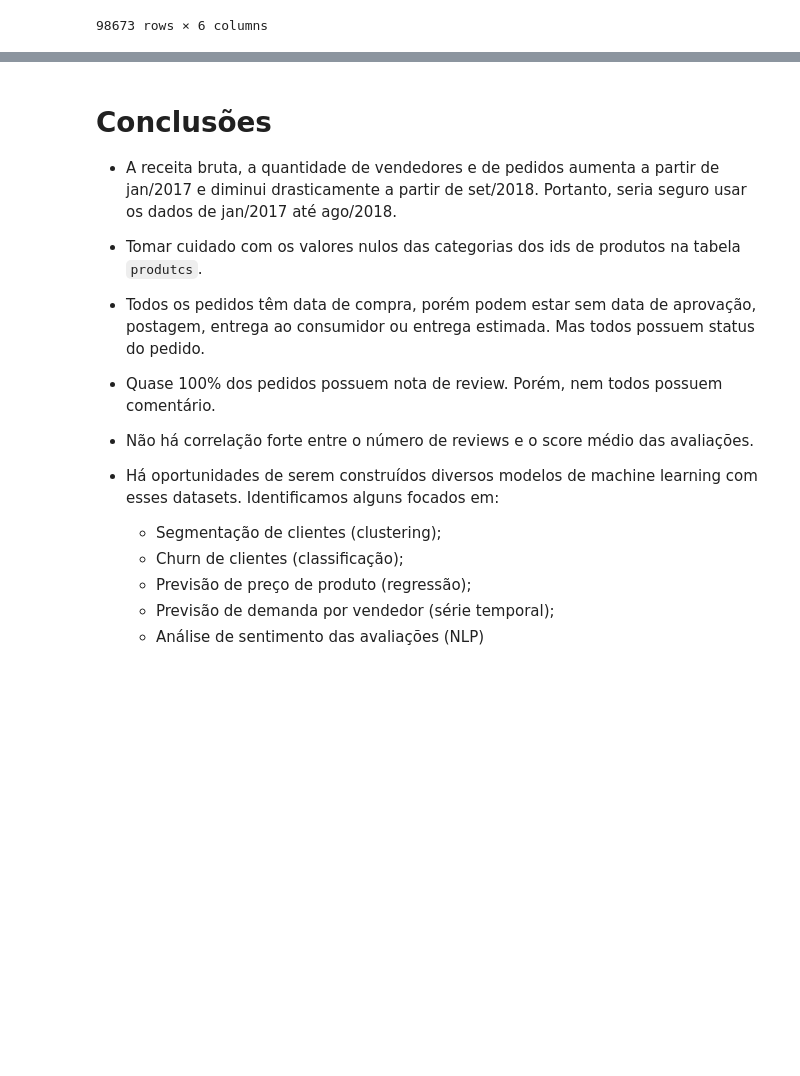
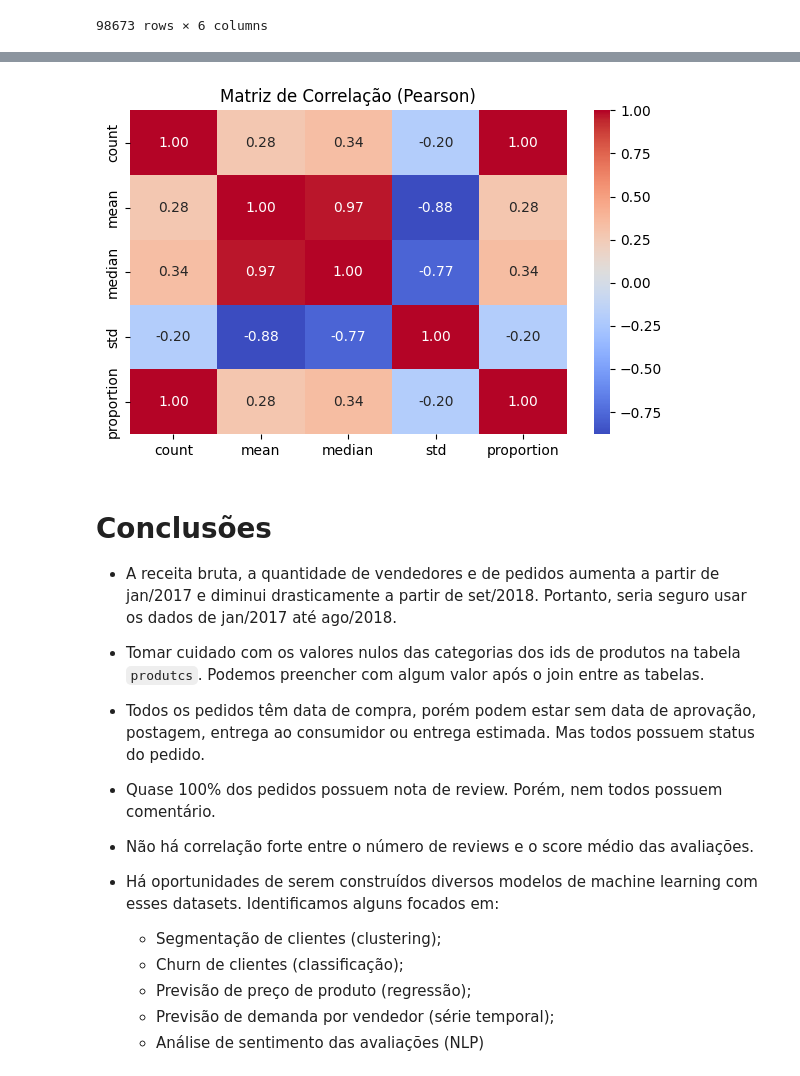
Before and after one commit to denisevitoriano/tech_challenge_fase_03, a Jupyter notebook: tech_challenge_fase_03/notebooks/01_eda.ipynb, the cells around one changed output, grey strips where cells are left out. Cells and saved outputs as stored; diff of their text form; code cells hidden in the pictures; blank space fills up the shorter version.

```diff
--- a/tech_challenge_fase_03/notebooks/01_eda.ipynb
+++ b/tech_challenge_fase_03/notebooks/01_eda.ipynb
@@ -810,9 +932,26 @@ plt.show()
+# %%
+# calcula a correlação entre todas as colunas numéricas do DataFrame
+corr_matrix = review_creation.drop('year_month_creation', axis=1).corr()
+
+plt.figure(figsize=(6,4))
+sns.heatmap(
+    corr_matrix,
+    annot=True,
+    fmt='.2f',
+    cmap='coolwarm',
+    cbar=True
+)
+plt.title('Matriz de Correlação (Pearson)')
+plt.tight_layout()
+plt.show()
+# %% [output]
+[figure, added]
 # %% [markdown]
 # Conclusões
 
 * A receita bruta, a quantidade de vendedores e de pedidos aumenta a partir de jan/2017 e diminui drasticamente a partir de set/2018. Portanto, seria seguro usar os dados de jan/2017 até ago/2018.
 
-* Tomar cuidado com os valores nulos das categorias dos ids de produtos na tabela `produtcs`.
+* Tomar cuidado com os valores nulos das categorias dos ids de produtos na tabela `produtcs`. Podemos preencher com algum valor após o join entre as tabelas.
 
 * Todos os pedidos têm data de compra, porém podem estar sem data de aprovação, postagem, entrega ao consumidor ou entrega estimada. Mas todos possuem status do pedido.
 
```
Also changed, not shown: parts of 13 cells of this notebook, 1 other file.
